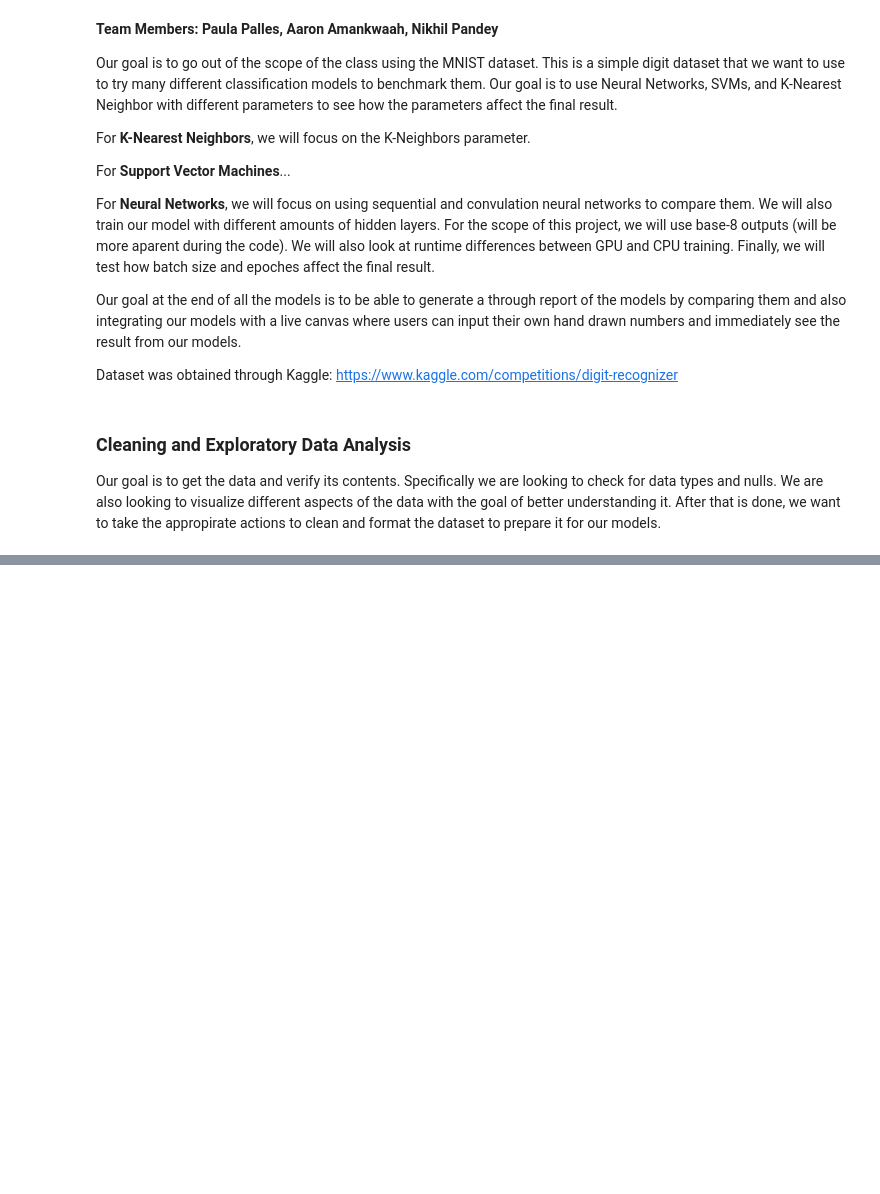
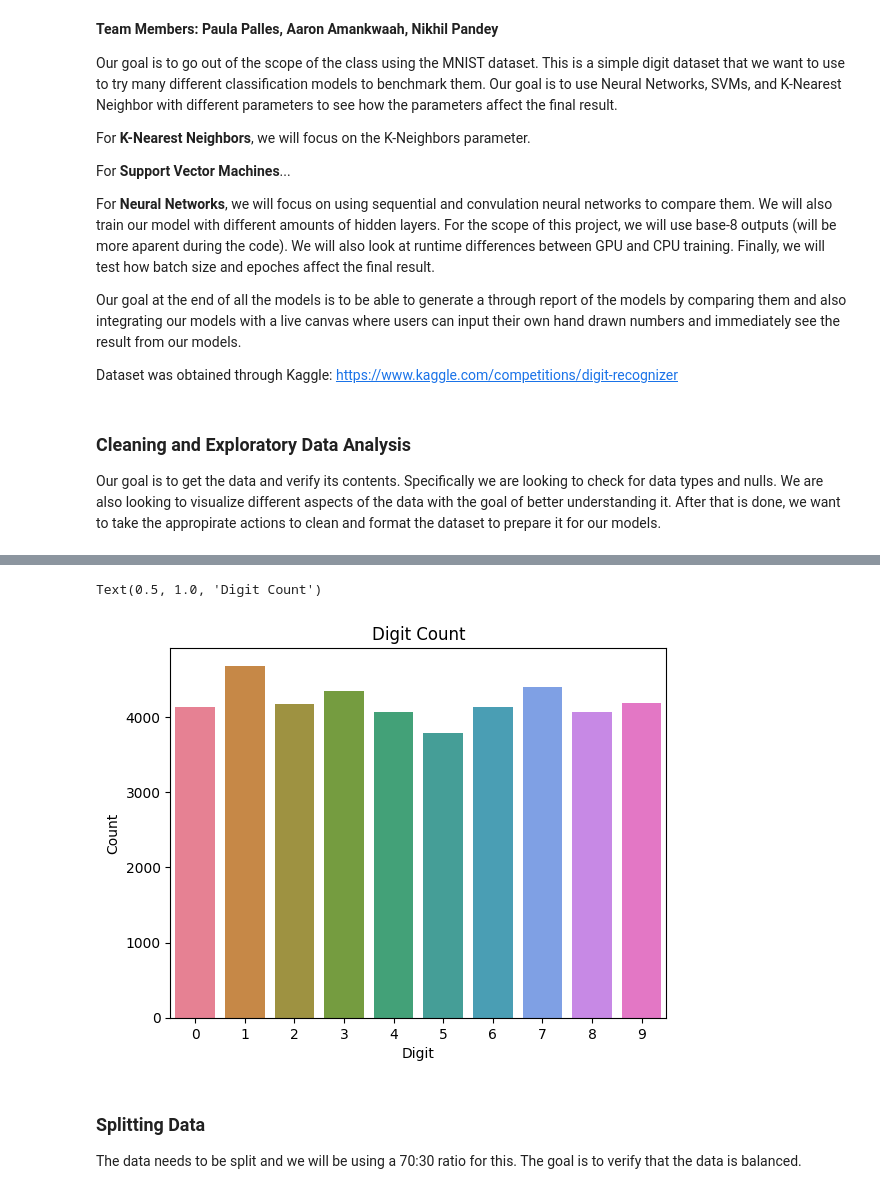
Before and after one commit to Tqkoyaki/DeepDigits, a Jupyter notebook: Final.ipynb, the cells around one changed output, grey strips where cells are left out. Saved outputs shown, nothing was run; the diff lists cells and outputs as text; code cells hidden in the pictures; blank space fills up the shorter version.

```diff
--- a/Final.ipynb
+++ b/Final.ipynb
@@ -119,0 +87,11 @@ plot = sns.barplot(x=list(train.label.value_counts().index), y=list(train.label.
+# %%
+plot = sns.barplot(x=list(data.label.value_counts().index), y=list(data.label.value_counts().values), palette='husl')
+plot.set(xlabel='Digit', ylabel='Count')
+plot.set_title('Digit Count')
+# %% [output]
+Text(0.5, 1.0, 'Digit Count')
+[figure, added]
+# %% [markdown]
+### Splitting Data
+
+The data needs to be split and we will be using a 70:30 ratio for this. The goal is to verify that the data is balanced.
```
Also changed, not shown: parts of 43 cells of this notebook.
